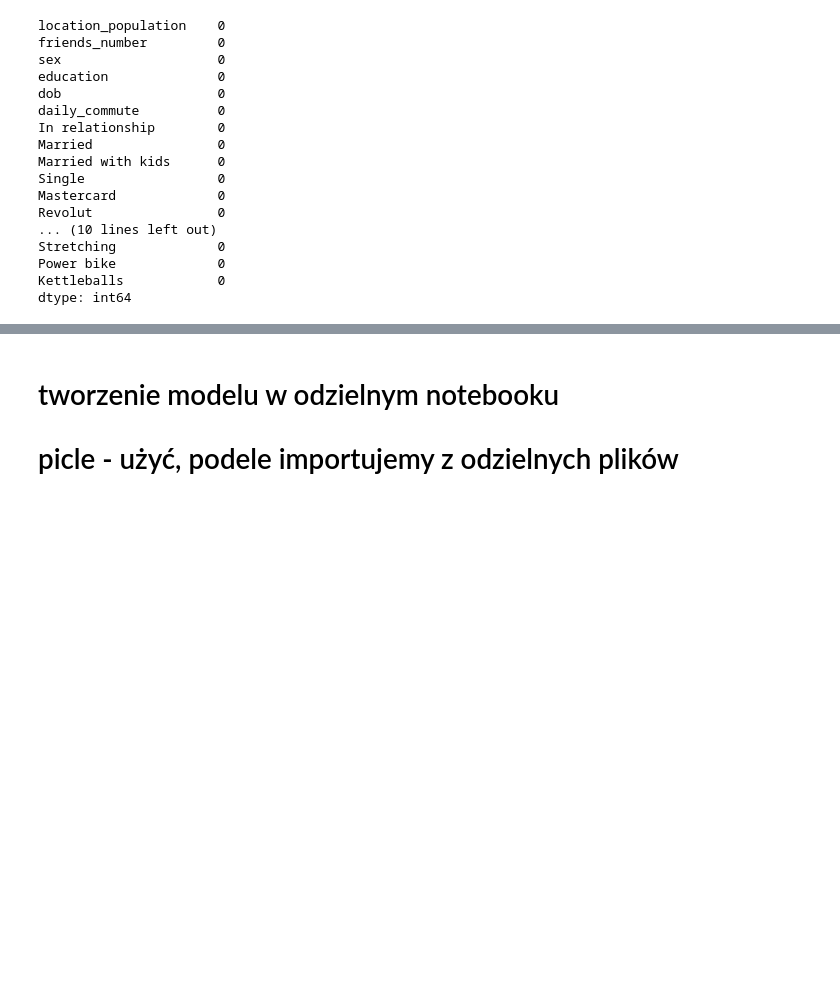
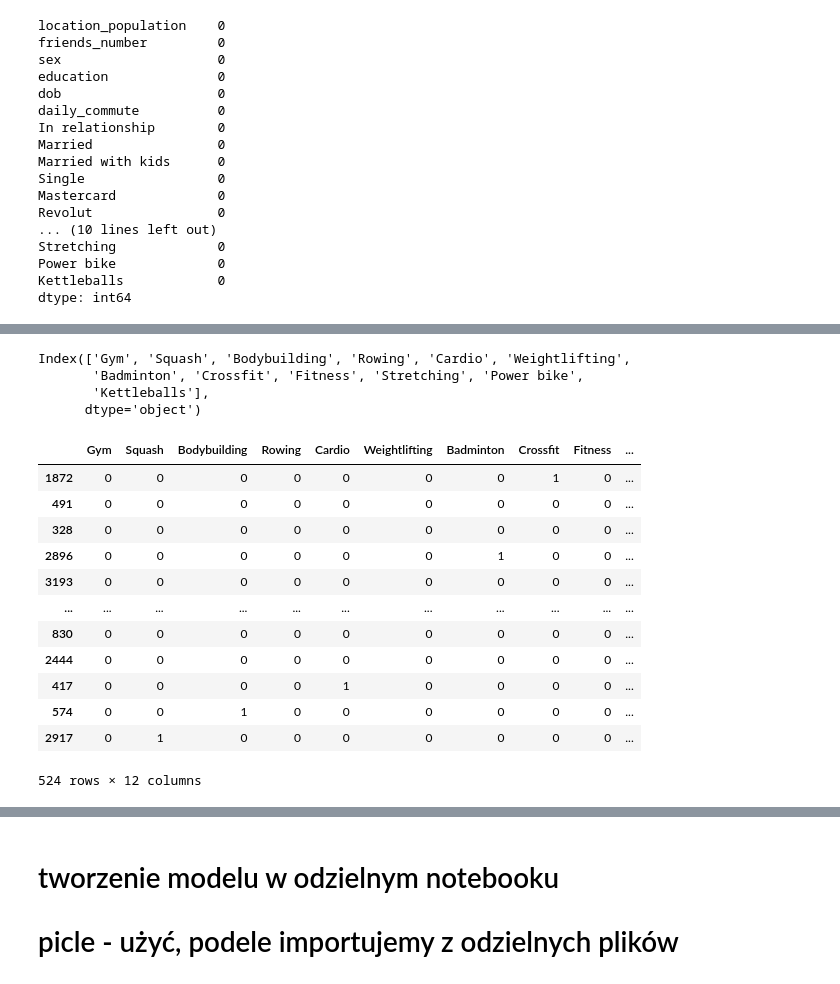
Before and after one commit to Bartoszcz28/Gym_Subscription, a Jupyter notebook: GymSubscription.ipynb, the cells around one changed output, grey strips where cells are left out. Saved outputs shown, nothing was run; the diff lists cells and outputs as text; code cells hidden in the pictures; blank space fills up the shorter version.

```diff
--- a/GymSubscription.ipynb
+++ b/GymSubscription.ipynb
@@ -956,0 +1042,3 @@ Dokładność predykcji: 0.7971428571428572
+# %%
+# t_X_train = X_train[X_train.isna().any(axis=1)]
+prep_test = prep_test.dropna()
@@ -956,0 +1077,6 @@ Dokładność predykcji: 0.7971428571428572
+# %%
+prep_test_x = prep_test.drop(columns=["target"])
+prep_test_x
+
+prep_test_y = prep_test["target"]
+prep_test_y
@@ -956,0 +1139,3 @@ Dokładność predykcji: 0.7971428571428572
+# %%
+hobby_columns2 = prep_test_x['hobbies'].str.get_dummies(',')
+hobby_columns2
@@ -956,0 +1156,25 @@ Dokładność predykcji: 0.7971428571428572
+# %%
+hobb_100.index
+# %% [output]
+Index(['Gym', 'Squash', 'Bodybuilding', 'Rowing', 'Cardio', 'Weightlifting',
+       'Badminton', 'Crossfit', 'Fitness', 'Stretching', 'Power bike',
+       'Kettleballs'],
+      dtype='object')
+# %%
+part_hobbies = hobby_columns2[hobb_100.index]
+# %%
+part_hobbies
+# %% [output]
+|  | Gym | Squash | Bodybuilding | Rowing | Cardio | Weightlifting | Badminton | Crossfit | Fitness | ... |
+| 1872 | 0 | 0 | 0 | 0 | 0 | 0 | 0 | 1 | 0 | ... |
+| 491 | 0 | 0 | 0 | 0 | 0 | 0 | 0 | 0 | 0 | ... |
+| 328 | 0 | 0 | 0 | 0 | 0 | 0 | 0 | 0 | 0 | ... |
+| 2896 | 0 | 0 | 0 | 0 | 0 | 0 | 1 | 0 | 0 | ... |
+| 3193 | 0 | 0 | 0 | 0 | 0 | 0 | 0 | 0 | 0 | ... |
+| ... | ... | ... | ... | ... | ... | ... | ... | ... | ... | ... |
+| 830 | 0 | 0 | 0 | 0 | 0 | 0 | 0 | 0 | 0 | ... |
+| 2444 | 0 | 0 | 0 | 0 | 0 | 0 | 0 | 0 | 0 | ... |
+| 417 | 0 | 0 | 0 | 0 | 1 | 0 | 0 | 0 | 0 | ... |
+| 574 | 0 | 0 | 1 | 0 | 0 | 0 | 0 | 0 | 0 | ... |
+| 2917 | 0 | 1 | 0 | 0 | 0 | 0 | 0 | 0 | 0 | ... |
+524 rows × 12 columns
```
Also changed, not shown: parts of 40 cells of this notebook, 1 other file.
